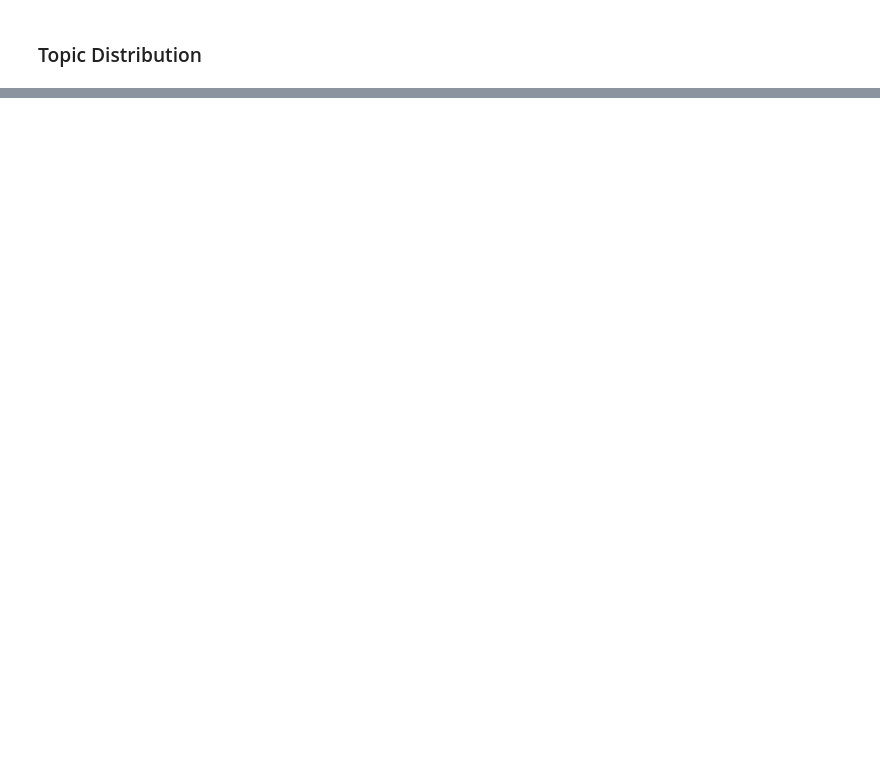
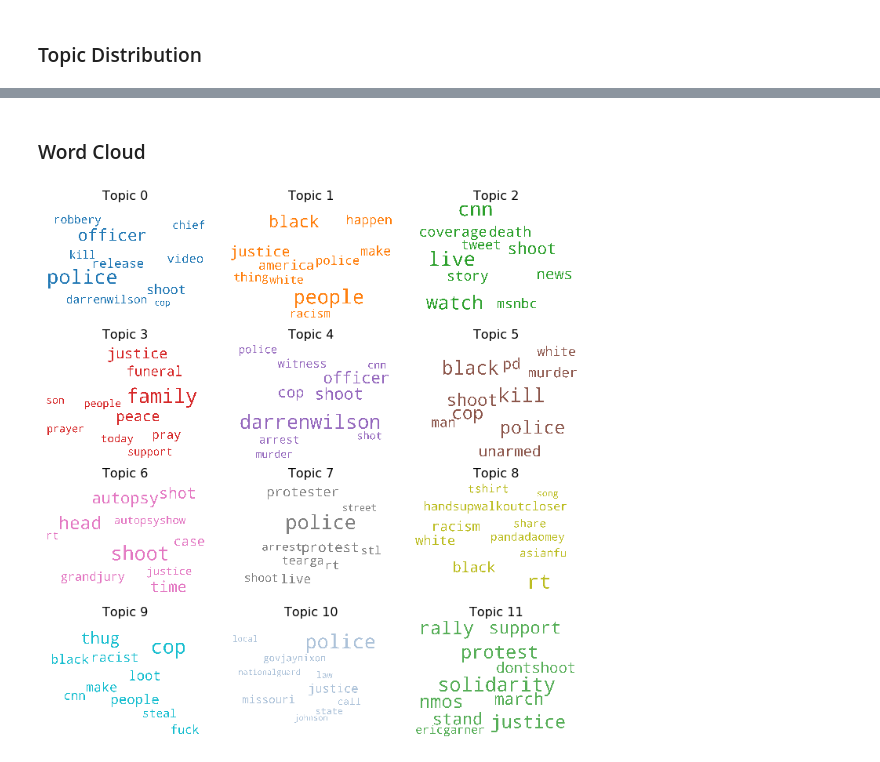
Before and after one commit to opardo/BlackLivesMatter, a Jupyter notebook: TopicModeling/get_topics_ferguson_mikebrown.ipynb, the cells around one changed output, grey strips where cells are left out. Saved outputs shown, nothing was run; the diff lists cells and outputs as text; code cells hidden in the pictures; blank space fills up the shorter version.

```diff
--- a/TopicModeling/get_topics_ferguson_mikebrown.ipynb
+++ b/TopicModeling/get_topics_ferguson_mikebrown.ipynb
@@ -529,0 +581,40 @@ df_dominant_topics
+# %% [markdown]
+### Word Cloud
+# %%
+from matplotlib import pyplot as plt
+from wordcloud import WordCloud
+import matplotlib.colors as mcolors
+
+colors = mcolors.TABLEAU_COLORS
+colors.update(mcolors.XKCD_COLORS)
+cols = [color for name, color in colors.items()]
+
+cloud = WordCloud(stopwords=stop_words,
+                  background_color='white',
+                  width=2500,
+                  height=1800,
+                  max_words=10,
+                  colormap='tab10',
+                  color_func=lambda *args, **kwargs: cols[i],
+                  prefer_horizontal=1.0)
+
+topics = optimal_model.show_topics(formatted=False, num_topics=20)
+
+fig, axes = plt.subplots(4, 3, figsize=(10,10), sharex=True, sharey=True)
+
+for i, ax in enumerate(axes.flatten()):
+    fig.add_subplot(ax)
+    topic_words = dict(topics[i][1])
+    cloud.generate_from_frequencies(topic_words, max_font_size=300)
+    plt.gca().imshow(cloud)
+    plt.gca().set_title('Topic ' + str(i), fontdict=dict(size=16))
+    plt.gca().axis('off')
+
+
+plt.subplots_adjust(wspace=0, hspace=0)
+plt.axis('off')
+plt.margins(x=0, y=0)
+plt.tight_layout()
+plt.show()
+# %% [output]
+[figure, added]
```
Also changed, not shown: parts of 16 cells of this notebook.
